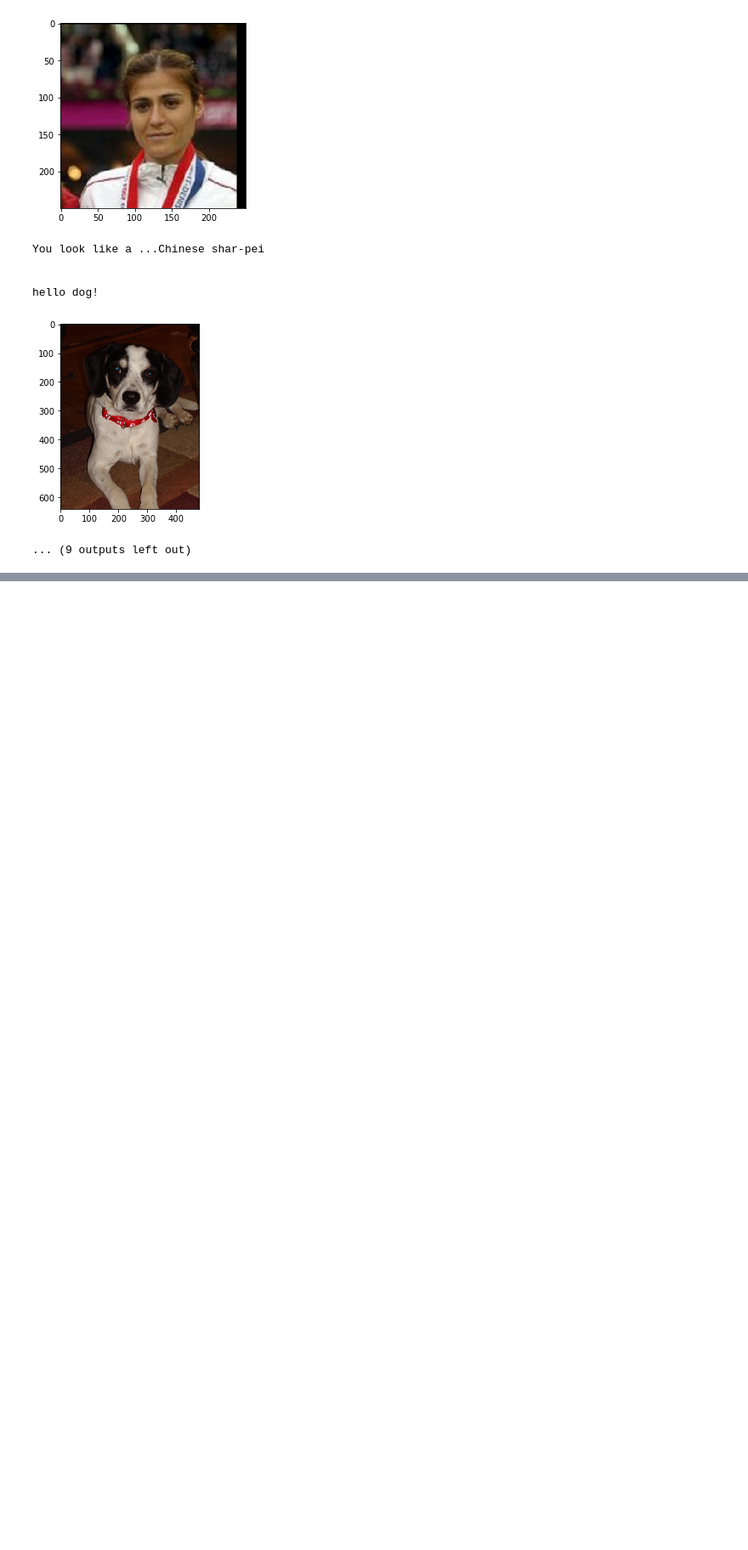
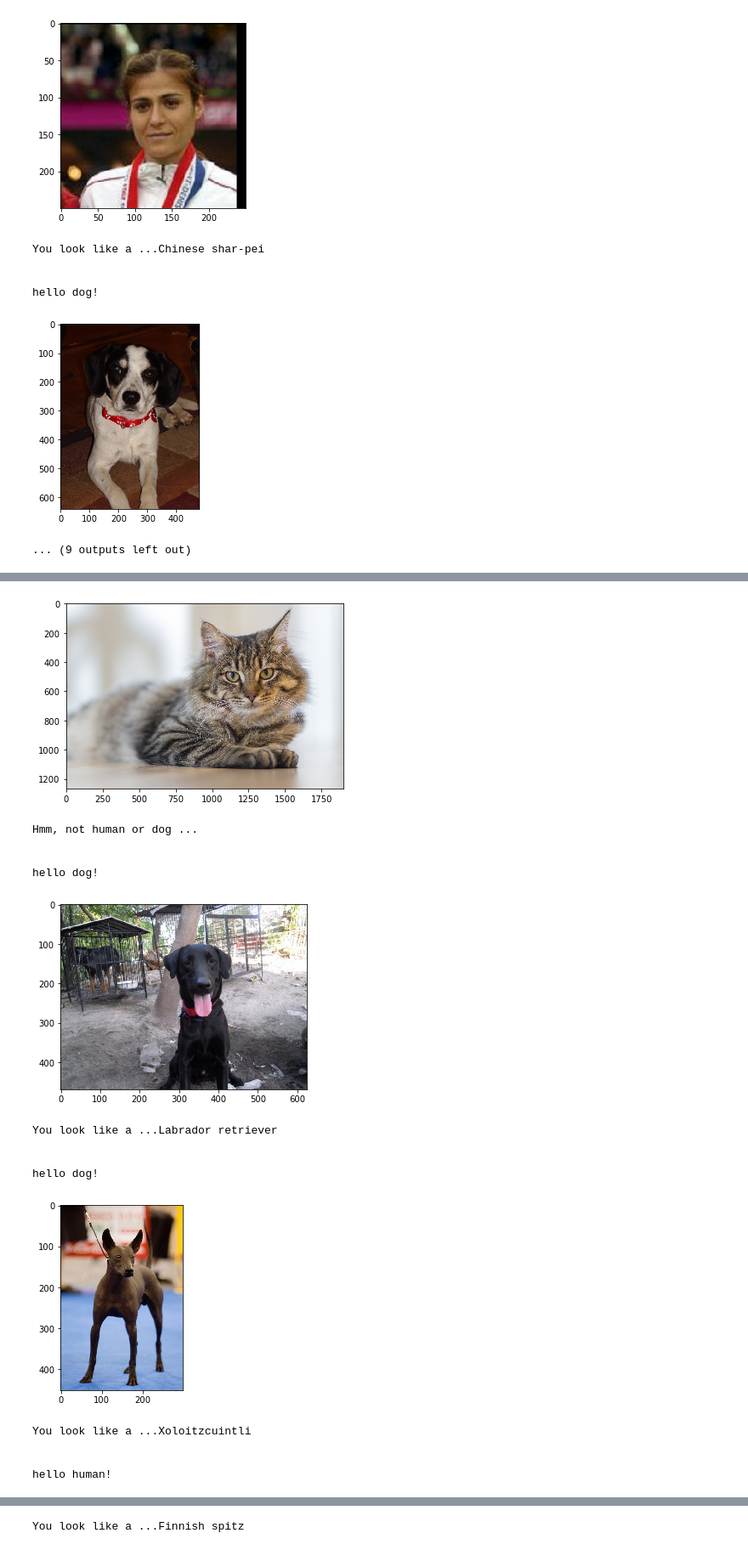
Before and after one commit to alwz1/dog-breed, a Jupyter notebook: dog_app.ipynb, the cells around one changed output, grey strips where cells are left out. Shown at 85% size. Cells and saved outputs as stored; diff of their text form; code cells hidden in the pictures; blank space fills up the shorter version.

```diff
--- a/dog_app.ipynb
+++ b/dog_app.ipynb
@@ -870,0 +881,2 @@ array(['dogImages/valid/122.Pointer/Pointer_07831.jpg',
+# %%
+test_files = np.array(glob("images_3/*"))
@@ -870,0 +889,19 @@ array(['dogImages/valid/122.Pointer/Pointer_07831.jpg',
+# %%
+for file in test_files:
+    run_app(file)
+# %% [output]
+[figure, added]
+Hmm, not human or dog ...
+
+
+hello dog!
+[figure, added]
+You look like a ...Labrador retriever
+
+
+hello dog!
+[figure, added]
+You look like a ...Xoloitzcuintli
+
+
+hello human!
@@ -870,0 +909 @@ array(['dogImages/valid/122.Pointer/Pointer_07831.jpg',
+You look like a ...Finnish spitz
```
Also changed, not shown: parts of 16 cells of this notebook.
